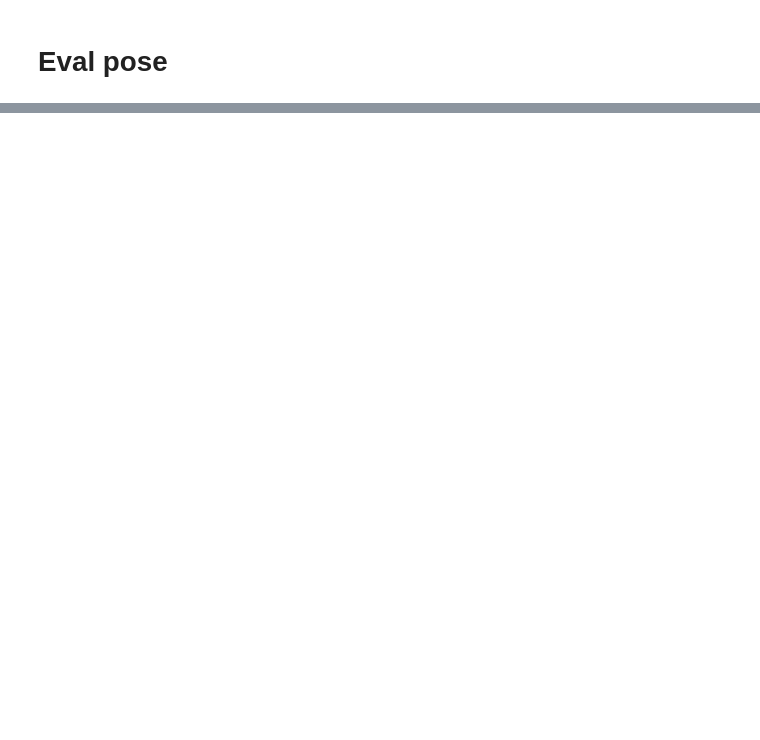
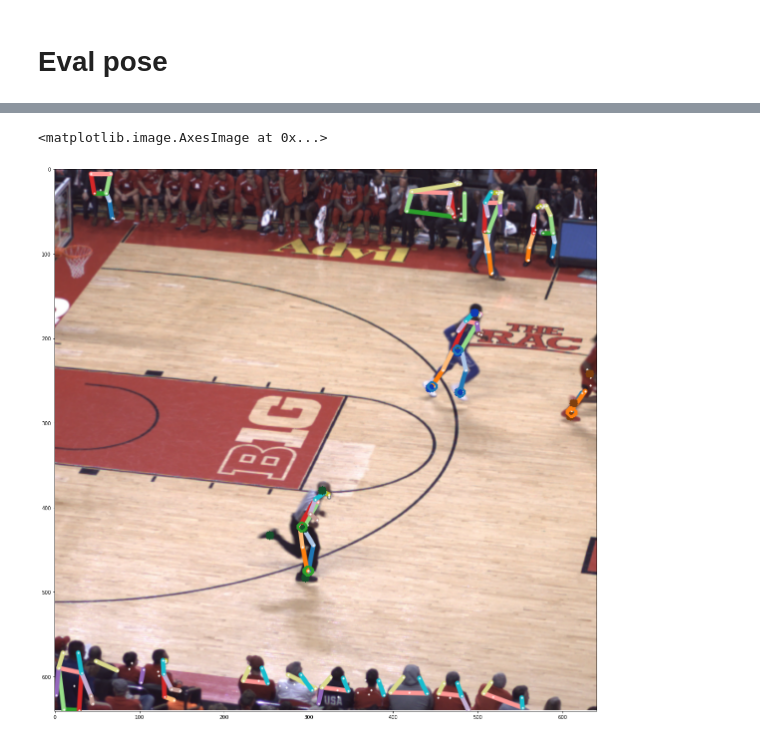
Before and after one commit to openpifpaf/openpifpaf, a Jupyter notebook: EVAL_pose.ipynb, the cells around one changed output, grey strips where cells are left out. Drawn from its saved outputs; the diff is of its cells as text; code cells hidden in the pictures; blank space fills up the shorter version.

```diff
--- a/EVAL_pose.ipynb
+++ b/EVAL_pose.ipynb
@@ -42 +142,22 @@ ds = TransformedDataset(ds, [
+# %%
+KiHEAD = 0.2
+KiHIPS = 0.5
+KiFEET = 0.1
+
+def dist(p1, p2):
+    return np.sqrt(np.sum((p1-p2)**2))
+
+def mOKS(a: PlayerAnnotation2D, p: PlayerSkeleton):
+    def OKS(a, p, name, kapa, s):
+        try:
+            return np.exp(-dist(getattr(a, name), getattr(p, name))/(2*s*kapa**2))
+        except HiddenKeypointError:
+            return np.nan
+
+    keypoints = Point2D([a.head, a.hips, a.foot1, a.foot2])
+    s = (np.max(keypoints.x)-np.min(keypoints.x))*(np.max(keypoints.y)-np.min(keypoints.y)) # BB area
+
+    pair1 = np.nanmean([OKS(a, p, "head", KiHEAD, s), OKS(a, p, "hips", KiHIPS, s), OKS(a, p, "foot1", KiFEET, s), OKS(a, p, "foot2", KiFEET, s)])
+    pair2 = np.nanmean([OKS(a, p, "head", KiHEAD, s), OKS(a, p, "hips", KiHIPS, s), OKS(a, p, "foot2", KiFEET, s), OKS(a, p, "foot1", KiFEET, s)])
+    return min(pair1, pair2)
 # %%
@@ -123,0 +226,21 @@ DEBUG:openpifpaf.decoder.cif_hr:target_intensities 0.042s
+# %%
+%matplotlib inline
+import matplotlib;
+import imageio
+
+colors = [tuple(int(round(v*255)) for v in matplotlib.colors.to_rgb(c)) for c in matplotlib.pyplot.rcParams['axes.prop_cycle'].by_key()['color']]
+img = np.array(imageio.imread("/home/gva/test_pose.png.predictions.png")[...,0:3])
+
+for p, c in zip(predictions, colors):
+    for name in ["head", "hips", "foot1", "foot2"]:
+        try:
+            a = matching[p]
+            cv2.circle(img, (int(getattr(a, name).x), int(getattr(a, name).y)), 5, (c[0]//2, c[1]//2, c[2]), -1)
+            cv2.circle(img, (int(getattr(p, name).x), int(getattr(p, name).y)), 5, c, 2)
+        except HiddenKeypointError:
+            pass
+
+plt.figure(figsize=(20,20)).gca().imshow(img)
+# %% [output]
+<matplotlib.image.AxesImage at 0x...>
+[figure, added]
```
Also changed, not shown: parts of 9 cells of this notebook, 2 other files.
